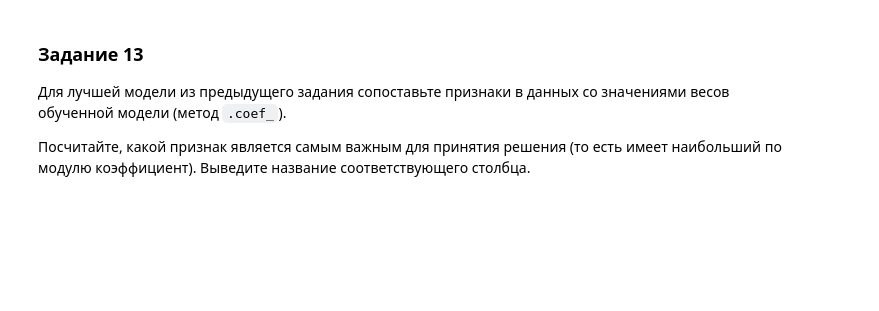
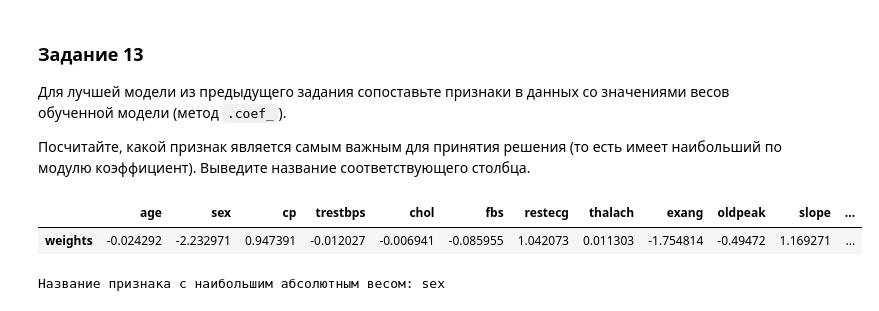
Before and after one commit to Oleg-DS/learning_data_science, a Jupyter notebook: ML/hw03.ipynb, the cells around one changed output. Cells and saved outputs as stored; diff of their text form; code cells hidden in the pictures; blank space fills up the shorter version.

```diff
--- a/ML/hw03.ipynb
+++ b/ML/hw03.ipynb
@@ -280,0 +310,6 @@ $$
+# %%
+# your code here
+lr_l1 = LogisticRegression(penalty='l1', max_iter=1000, random_state=13, C=0.1, solver='liblinear')
+lr_l1.fit(X_train, y_train)
+y_pred_l1 = lr_l1.predict(X_test)
+print('Доля правильных ответов с учетом l1-регуляризации:', accuracy_score(y_test, y_pred_l1))
@@ -303,0 +367,5 @@ $$
+# %%
+svm_cl = SVC(C=1, kernel='linear', random_state=13)
+svm_cl.fit(X_train, y_train)
+y_pred_svm = svm_cl.predict(X_test)
+print('Доля правильных ответов по методу опорных векторов', accuracy_score(y_test, y_pred_svm))
@@ -335,0 +462,3 @@ $$
+# %%
+grid_searcher = GridSearchCV(estimator=svm_cl, param_grid={'C':np.logspace(-5,2)}, cv=5, scoring='roc_auc')
+grid_searcher.fit(X_train, y_train)
@@ -335,0 +482,3 @@ $$
+# %%
+svm_new = grid_searcher.best_estimator_
+svm_new
@@ -349,0 +518,11 @@ $$
+# %%
+# your code here
+features_weights = pd.DataFrame(data=svm_new.coef_, index=['weights'], columns=data.columns[:-1])
+features_weights
+# %% [output]
+|  | age | sex | cp | trestbps | chol | fbs | restecg | thalach | exang | oldpeak | slope | ... |
+| weights | -0.024292 | -2.232971 | 0.947391 | -0.012027 | -0.006941 | -0.085955 | 1.042073 | 0.011303 | -1.754814 | -0.49472 | 1.169271 | ... |
+# %%
+print('Название признака с наибольшим абсолютным весом:', features_weights.abs().idxmax(axis=1)[0])
+# %% [output]
+Название признака с наибольшим абсолютным весом: sex
```
Also changed, not shown: parts of 37 cells of this notebook.
